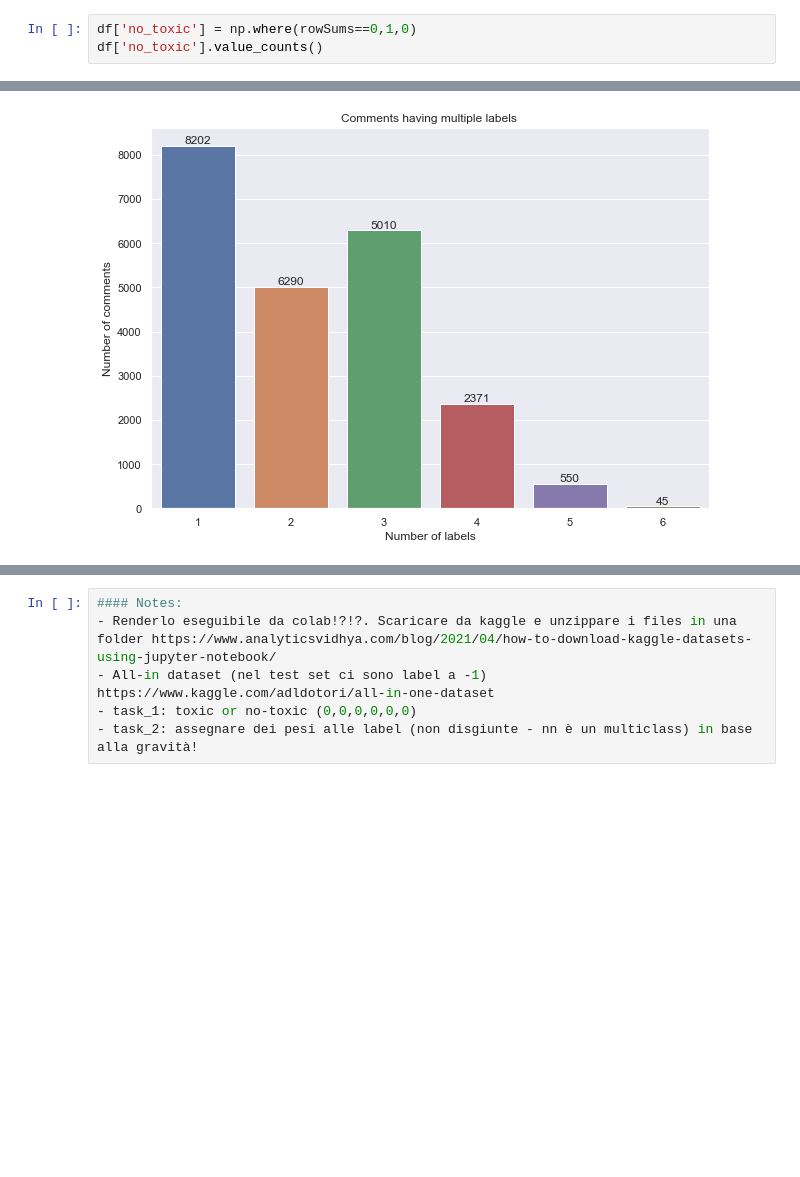
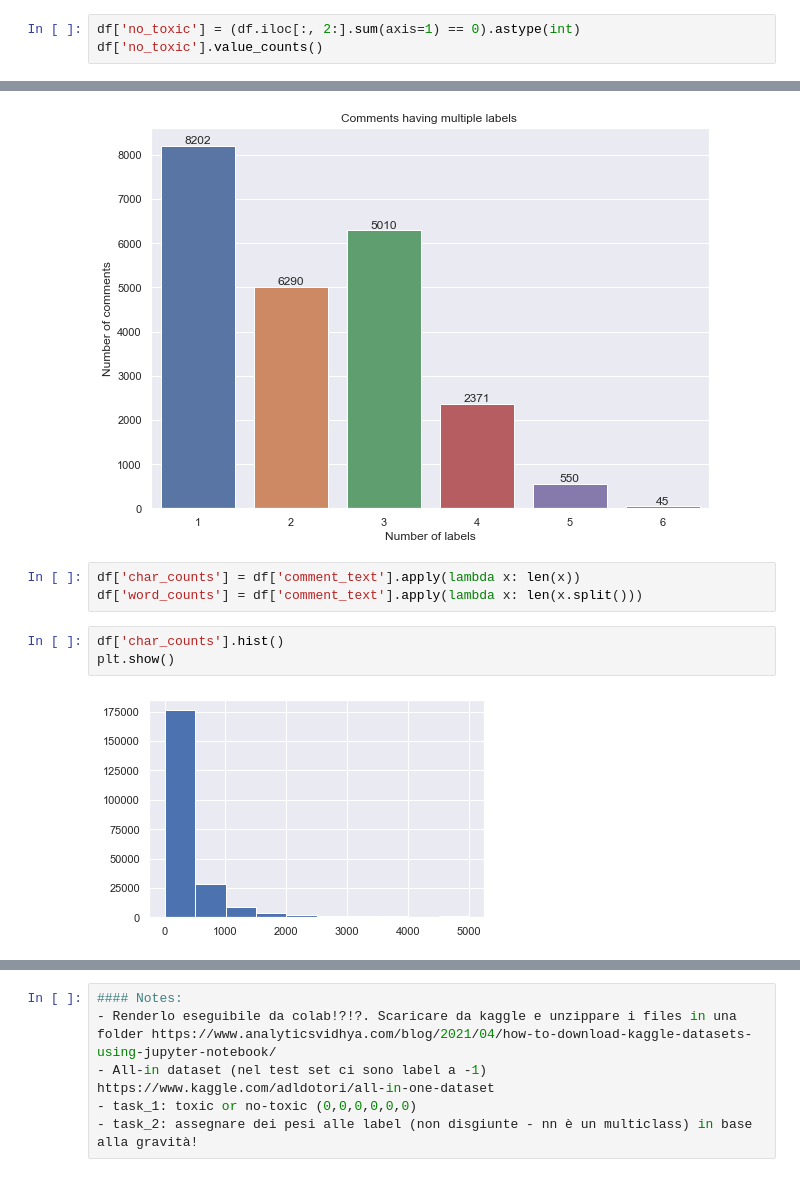
Before and after one commit to francescogemignani/Toxic-Comments-Classification-Challenge, a Jupyter notebook: Untitled.ipynb, the cells around one changed output, grey strips where cells are left out. Cells and saved outputs as stored; diff of their text form; blank space fills up the shorter version.

Commit message:
Text Cleaning/Preprocessing
Inizio

```diff
--- a/Untitled.ipynb
+++ b/Untitled.ipynb
@@ -120,5 +114,5 @@ dtype: int64
 # %%
-df['no_toxic'] = np.where(rowSums==0,1,0)
+df['no_toxic'] = (df.iloc[:, 2:].sum(axis=1) == 0).astype(int)
 df['no_toxic'].value_counts()
 # %% [output]
 1    201081
@@ -201,3 +195,11 @@ for rect, label in zip(rects, labels):
 plt.show()
 # %% [output]
 [figure]
+# %%
+df['char_counts'] = df['comment_text'].apply(lambda x: len(x))
+df['word_counts'] = df['comment_text'].apply(lambda x: len(x.split()))
+# %%
+df['char_counts'].hist()
+plt.show()
+# %% [output]
+[figure, added]
```
Also changed, not shown: parts of 13 cells of this notebook, 1 other file.
